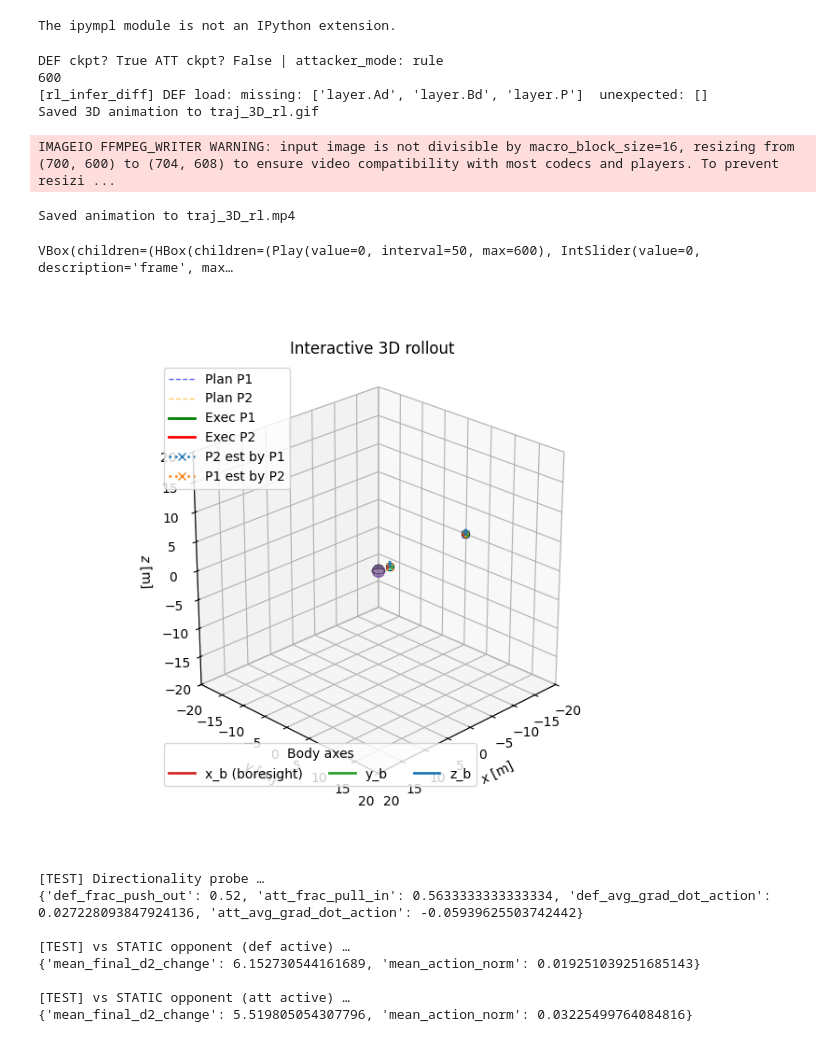
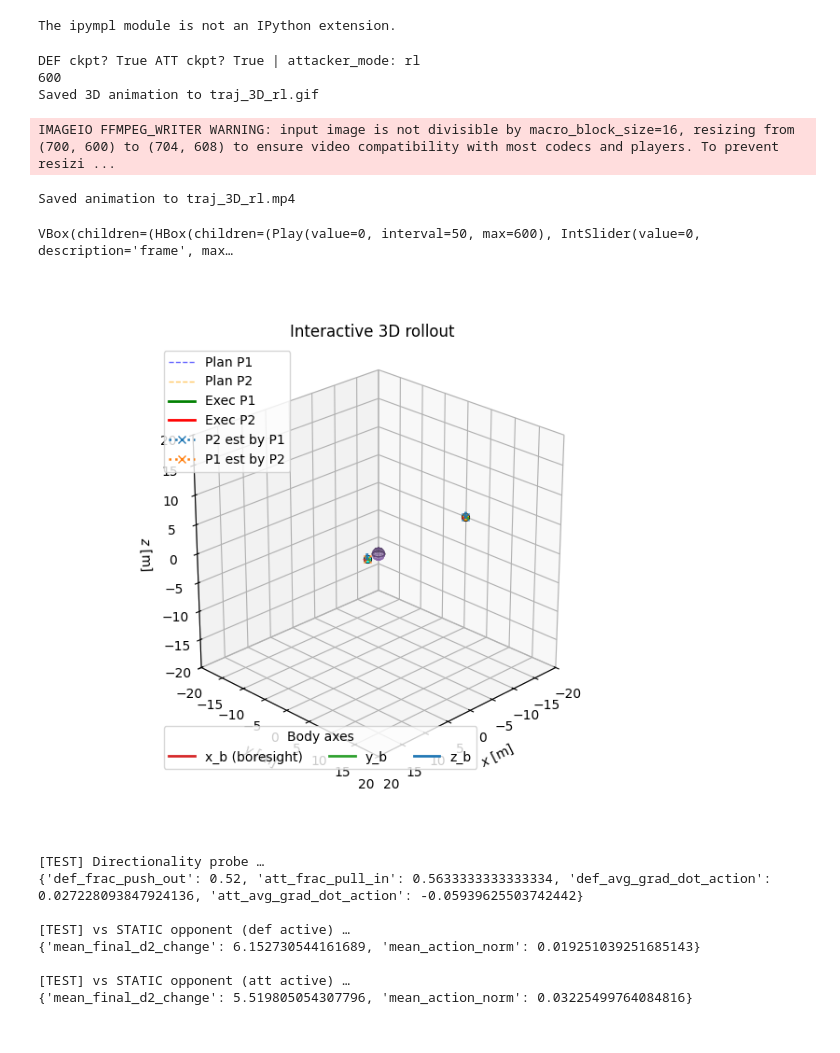
Before and after one commit to gussantaella1/PARL-PO, a Jupyter notebook: GameTheory_TopLevel.ipynb, the cells around one changed output. Cells and saved outputs as stored; diff of their text form; code cells hidden in the pictures.

Commit message:
-----> Checkpoint!: First prototype of defender + attacker + defender learning plus framework for multiattacker settings.

```diff
--- a/GameTheory_TopLevel.ipynb
+++ b/GameTheory_TopLevel.ipynb
@@ -136,7 +136,12 @@ if __name__ == "__main__":
     from config_rl import config_for_eval, build_dyn
 
     CKPT_DIR = Path("Training_Policy")
-    POLICY = "ppo_def_ukf_distilled.pt"
+    # POLICY_DEFENDER = "ppo_def_ukf_distilled.pt"
+    POLICY_DEFENDER = "def0_def_ukf_student.pt"
+
+    # POLICY_ATTACKER = False
+    POLICY_ATTACKER = "att1_teacher.pt"
+
     # POLICY = "ppo_def.pt"
 
 
@@ -146,7 +151,7 @@ if __name__ == "__main__":
     # If you trained with the rule-based attacker (default), keep attacker_mode="rule".
     # If you trained an RL attacker too, set attacker_mode="rl".
     cfg = config_for_eval(
-        attacker_mode="rule",        # or "rl"
+        attacker_mode="rl",        # or "rl"
         umax=2,                 # override if your ckpt used a different bound
         T=600,                     # override horizon if you want
     )
@@ -162,9 +167,10 @@ if __name__ == "__main__":
     build_dyn(cfg)
 
     # Point to checkpoints inside Training_Policy
-    cfg["ckpt_def"] = str(CKPT_DIR / POLICY)
-    if cfg.get("attacker_mode", "rule") == "rl":
-        cfg["ckpt_att"] = str(CKPT_DIR / "ppo_att.pt")
+    cfg["ckpt_def"] = str(CKPT_DIR / POLICY_DEFENDER)
+
+    if cfg.get("attacker_mode", "rule") == "rl" or POLICY_ATTACKER == False:
+        cfg["ckpt_att"] = str(CKPT_DIR / POLICY_ATTACKER)
 
     print(
         "DEF ckpt?", os.path.exists(cfg["ckpt_def"]),
@@ -187,36 +193,35 @@ if __name__ == "__main__":
     # ---- Animate & save ----
     animate_rollout_3d(
         rollout,
         save_path="traj_3D_rl.gif",
         fps=20,
         cfg=cfg,
         show_fov=True,
         show_axes=True,
     )
     gif_frames = iio.imread("traj_3D_rl.gif")
     iio.imwrite("traj_3D_rl.mp4", gif_frames, fps=20, codec="h264")
     print("Saved animation to traj_3D_rl.mp4")
 
     # Optional interactive viewer
     interactive_rollout_3d(rollout, cfg, show_fov=True, show_axes=True)
 
     # ---- Cleanup local __pycache__ safely (optional) ----
     for p in Path('.').rglob('__pycache__'):
         shutil.rmtree(p, ignore_errors=True)
     for f in Path('.').rglob('*.pyc'):
         try:
             f.unlink()
         except FileNotFoundError:
             pass
 # %% [output]
-DEF ckpt? True ATT ckpt? False | attacker_mode: rule
+DEF ckpt? True ATT ckpt? True | attacker_mode: rl
 600
-[rl_infer_diff] DEF load: missing: ['layer.Ad', 'layer.Bd', 'layer.P']  unexpected: []
 Saved 3D animation to traj_3D_rl.gif
 IMAGEIO FFMPEG_WRITER WARNING: input image is not divisible by macro_block_size=16, resizing from (700, 600) to (704, 608) to ensure video compatibility with most codecs and players. To prevent resizi ...
 Saved animation to traj_3D_rl.mp4
 VBox(children=(HBox(children=(Play(value=0, interval=50, max=600), IntSlider(value=0, description='frame', max…
-[figure, old version]
+[figure, new version]
 # %%
 # --- glue: build Ad/Bd, make nets, load checkpoints ---
 import os, torch, numpy as np
```
Also changed, not shown: 22 other files.
